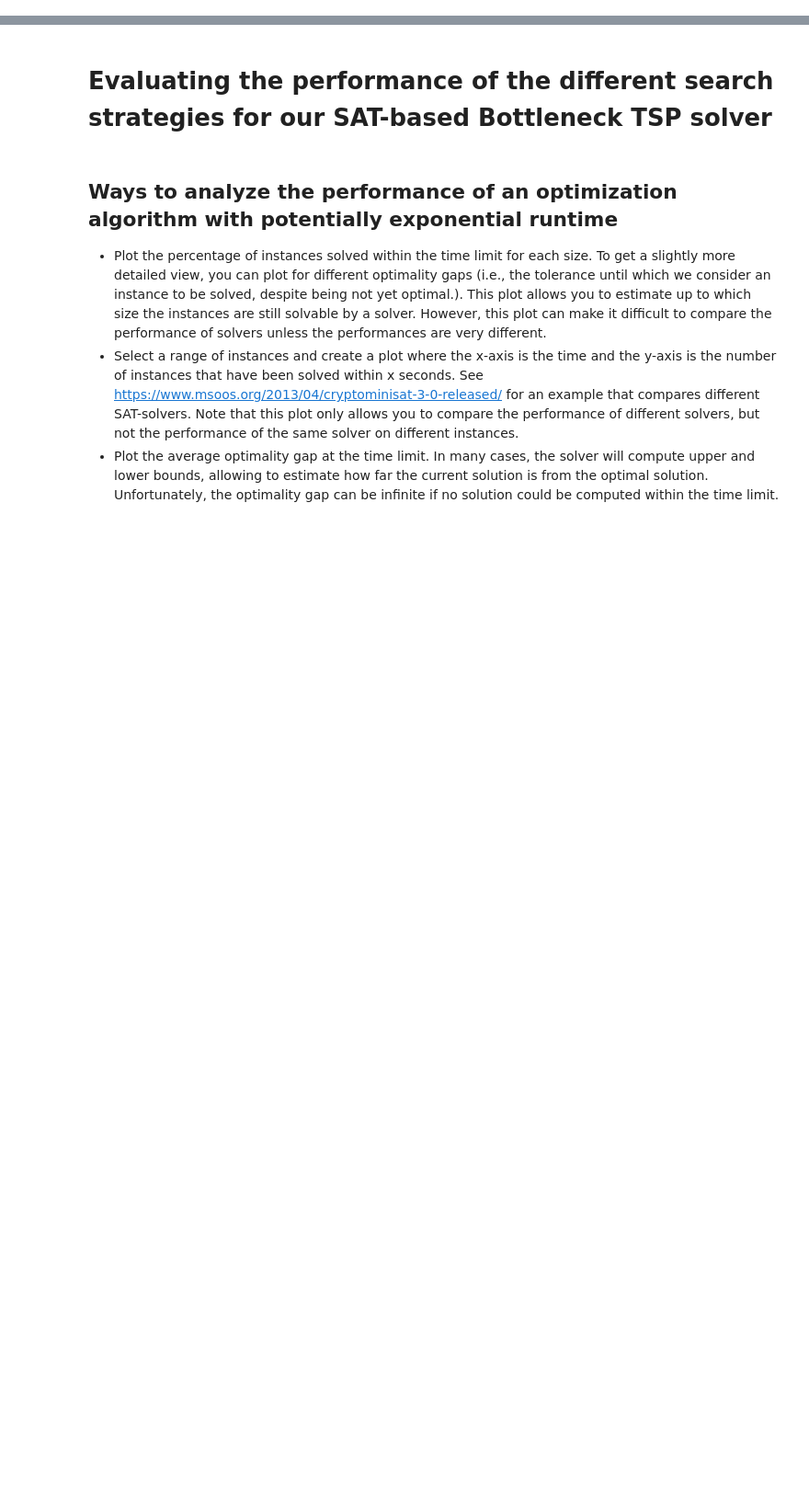
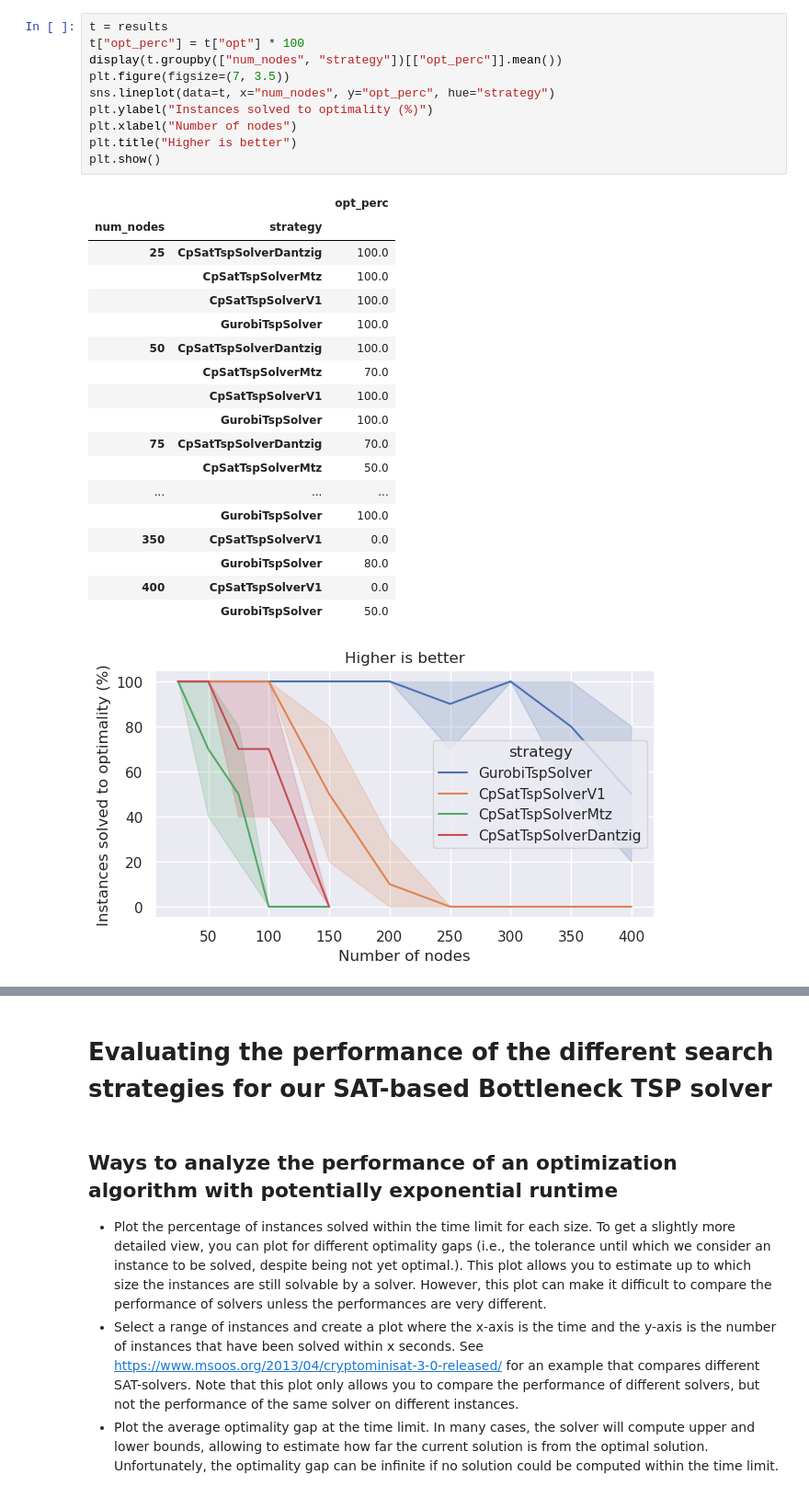
Before and after one commit to d-krupke/cpsat-primer, a Jupyter notebook: examples/tsp_evaluation/04_analyze.ipynb, the cells around one changed output, grey strips where cells are left out. Shown at 92% size. Cells and saved outputs as stored; diff of their text form; blank space fills up the shorter version.

```diff
--- a/examples/tsp_evaluation/04_analyze.ipynb
+++ b/examples/tsp_evaluation/04_analyze.ipynb
@@ -2,0 +72,30 @@
+# %%
+t = results
+t["opt_perc"] = t["opt"] * 100
+display(t.groupby(["num_nodes", "strategy"])[["opt_perc"]].mean())
+plt.figure(figsize=(7, 3.5))
+sns.lineplot(data=t, x="num_nodes", y="opt_perc", hue="strategy")
+plt.ylabel("Instances solved to optimality (%)")
+plt.xlabel("Number of nodes")
+plt.title("Higher is better")
+plt.show()
+# %% [output]
+|  |  | opt_perc |
+| num_nodes | strategy |  |
+| 25 | CpSatTspSolverDantzig | 100.0 |
+|  | CpSatTspSolverMtz | 100.0 |
+|  | CpSatTspSolverV1 | 100.0 |
+|  | GurobiTspSolver | 100.0 |
+| 50 | CpSatTspSolverDantzig | 100.0 |
+|  | CpSatTspSolverMtz | 70.0 |
+|  | CpSatTspSolverV1 | 100.0 |
+|  | GurobiTspSolver | 100.0 |
+| 75 | CpSatTspSolverDantzig | 70.0 |
+|  | CpSatTspSolverMtz | 50.0 |
+| ... | ... | ... |
+|  | GurobiTspSolver | 100.0 |
+| 350 | CpSatTspSolverV1 | 0.0 |
+|  | GurobiTspSolver | 80.0 |
+| 400 | CpSatTspSolverV1 | 0.0 |
+|  | GurobiTspSolver | 50.0 |
+[figure, added]
```
Also changed, not shown: parts of 14 cells of this notebook, 13 other files.
